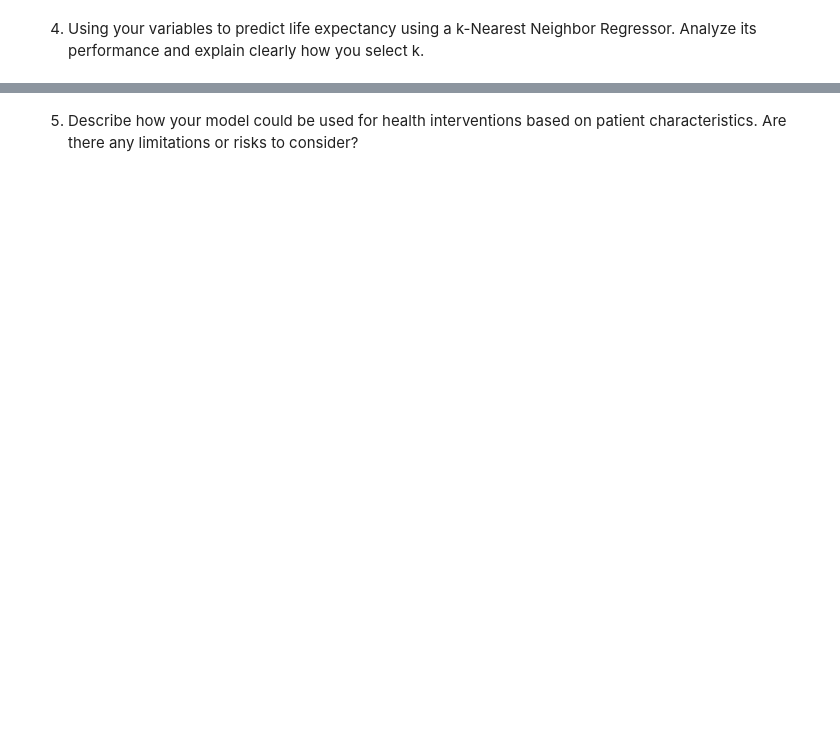
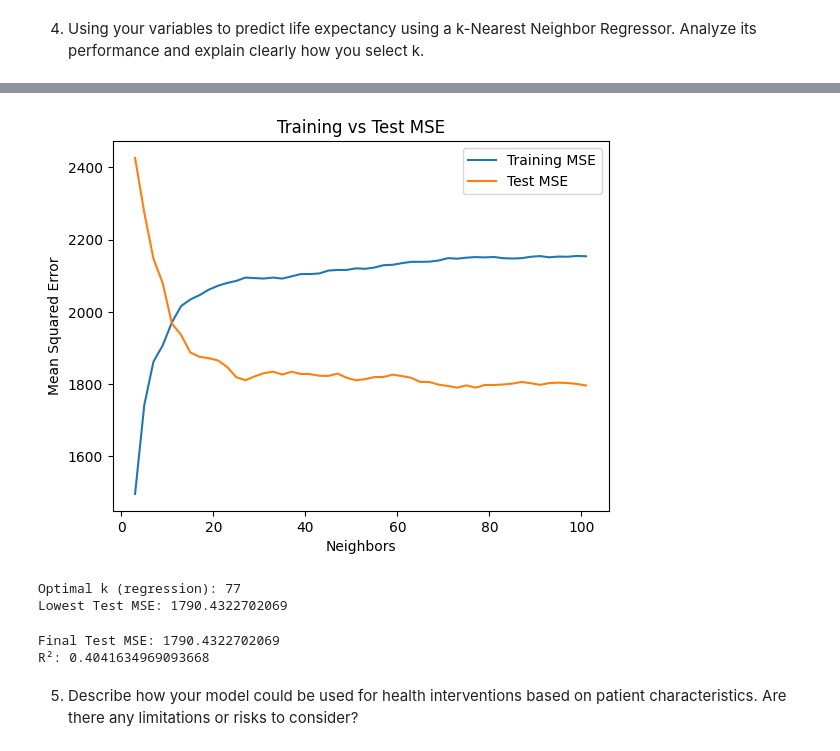
Before and after one commit to clairicelou/project_1_bsds, a Jupyter notebook: Project1_DS3021.ipynb, the cells around one changed output, grey strips where cells are left out. Saved outputs shown, nothing was run; the diff lists cells and outputs as text; code cells hidden in the pictures; blank space fills up the shorter version.

```diff
--- a/Project1_DS3021.ipynb
+++ b/Project1_DS3021.ipynb
@@ -411,2 +489,58 @@ This scatterplot shows drinking frequency (ALQ120Q) versus age (RIDAGEYR). Most
+# %%
+from sklearn.neighbors import KNeighborsRegressor
+from sklearn.metrics import mean_squared_error, r2_score
+
+reg_df = df[mort_vars + ["PERMTH_INT"]].dropna()
+
+y_reg = reg_df["PERMTH_INT"]
+x_reg = reg_df[mort_vars]
+
+u_reg = x_reg.apply(minmax)
+
+u_train, u_test, y_train, y_test = train_test_split(
+    u_reg, y_reg, test_size=0.2, random_state=100
+)
+# %%
+k_grid = np.array([(2*k+3) for k in range(0,50)])
+
+test_mse = []
+train_mse = []
+
+for k in k_grid:
+    model = KNeighborsRegressor(n_neighbors=k)
+    model = model.fit(u_train, y_train)
+
+    y_hat_test = model.predict(u_test)
+    y_hat_train = model.predict(u_train)
+
+    test_mse.append(mean_squared_error(y_test, y_hat_test))
+    train_mse.append(mean_squared_error(y_train, y_hat_train))
+
+# Plot
+sns.lineplot(x=k_grid, y=train_mse, label="Training MSE")
+sns.lineplot(x=k_grid, y=test_mse, label="Test MSE")
+plt.xlabel("Neighbors")
+plt.ylabel("Mean Squared Error")
+plt.title("Training vs Test MSE")
+plt.show()
+
+k_optimal_reg = k_grid[np.argmin(test_mse)]
+print("Optimal k (regression):", k_optimal_reg)
+print("Lowest Test MSE:", min(test_mse))
+# %% [output]
+[figure, added]
+Optimal k (regression): 77
+Lowest Test MSE: 1790.4322702069
+# %%
+model = KNeighborsRegressor(n_neighbors=k_optimal_reg)
+model = model.fit(u_train, y_train)
+
+y_hat = model.predict(u_test)
+
+print("Final Test MSE:", mean_squared_error(y_test, y_hat))
+print("R²:", r2_score(y_test, y_hat))
+# %% [output]
+Final Test MSE: 1790.4322702069
+R²: 0.4041634969093668
 # %% [markdown]
 5) Describe how your model could be used for health interventions based on patient characteristics. Are there any limitations or risks to consider?
```
Also changed, not shown: parts of 9 cells of this notebook.
